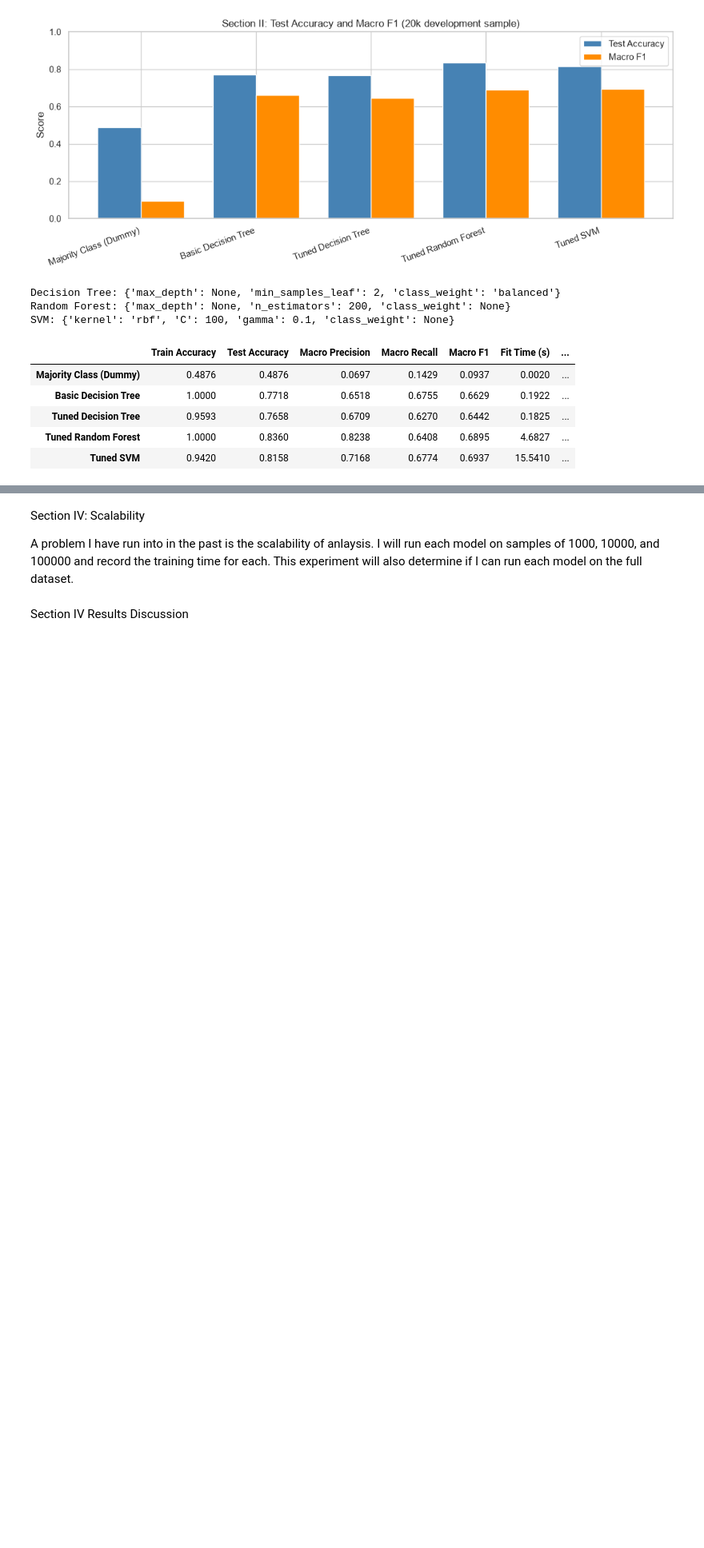
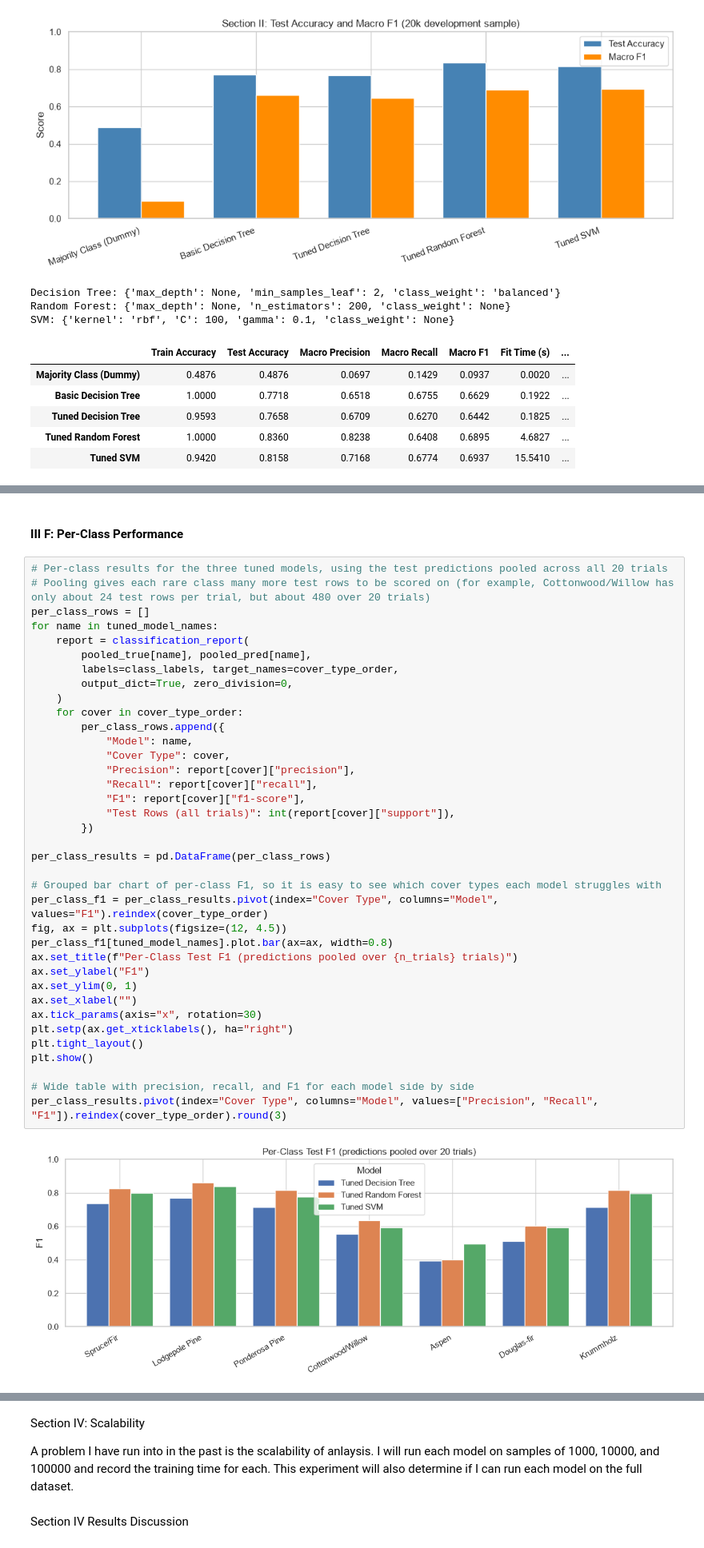
Before and after one commit to sgillihan/CSPB4622_Project1_Forest_Cover, a Jupyter notebook: Forest_Cover_Prediction_SGillihan.ipynb, the cells around one changed output, grey strips where cells are left out. Shown at 80% size. Saved outputs shown, nothing was run; the diff lists cells and outputs as text; blank space fills up the shorter version.

```diff
--- a/Forest_Cover_Prediction_SGillihan.ipynb
+++ b/Forest_Cover_Prediction_SGillihan.ipynb
@@ -1050,0 +1301,41 @@ This section is where I will run 20 trials of each model. I will compare perform
+# %% [markdown]
+#### III F: Per-Class Performance
+# %%
+# Per-class results for the three tuned models, using the test predictions pooled across all 20 trials
+# Pooling gives each rare class many more test rows to be scored on (for example, Cottonwood/Willow has only about 24 test rows per trial, but about 480 over 20 trials)
+per_class_rows = []
+for name in tuned_model_names:
+    report = classification_report(
+        pooled_true[name], pooled_pred[name],
+        labels=class_labels, target_names=cover_type_order,
+        output_dict=True, zero_division=0,
+    )
+    for cover in cover_type_order:
+        per_class_rows.append({
+            "Model": name,
+            "Cover Type": cover,
+            "Precision": report[cover]["precision"],
+            "Recall": report[cover]["recall"],
+            "F1": report[cover]["f1-score"],
+            "Test Rows (all trials)": int(report[cover]["support"]),
+        })
+
+per_class_results = pd.DataFrame(per_class_rows)
+
+# Grouped bar chart of per-class F1, so it is easy to see which cover types each model struggles with
+per_class_f1 = per_class_results.pivot(index="Cover Type", columns="Model", values="F1").reindex(cover_type_order)
+fig, ax = plt.subplots(figsize=(12, 4.5))
+per_class_f1[tuned_model_names].plot.bar(ax=ax, width=0.8)
+ax.set_title(f"Per-Class Test F1 (predictions pooled over {n_trials} trials)")
+ax.set_ylabel("F1")
+ax.set_ylim(0, 1)
+ax.set_xlabel("")
+ax.tick_params(axis="x", rotation=30)
+plt.setp(ax.get_xticklabels(), ha="right")
+plt.tight_layout()
+plt.show()
+
+# Wide table with precision, recall, and F1 for each model side by side
+per_class_results.pivot(index="Cover Type", columns="Model", values=["Precision", "Recall", "F1"]).reindex(cover_type_order).round(3)
+# %% [output]
+[figure, added]
```
Also changed, not shown: parts of 19 cells of this notebook.
